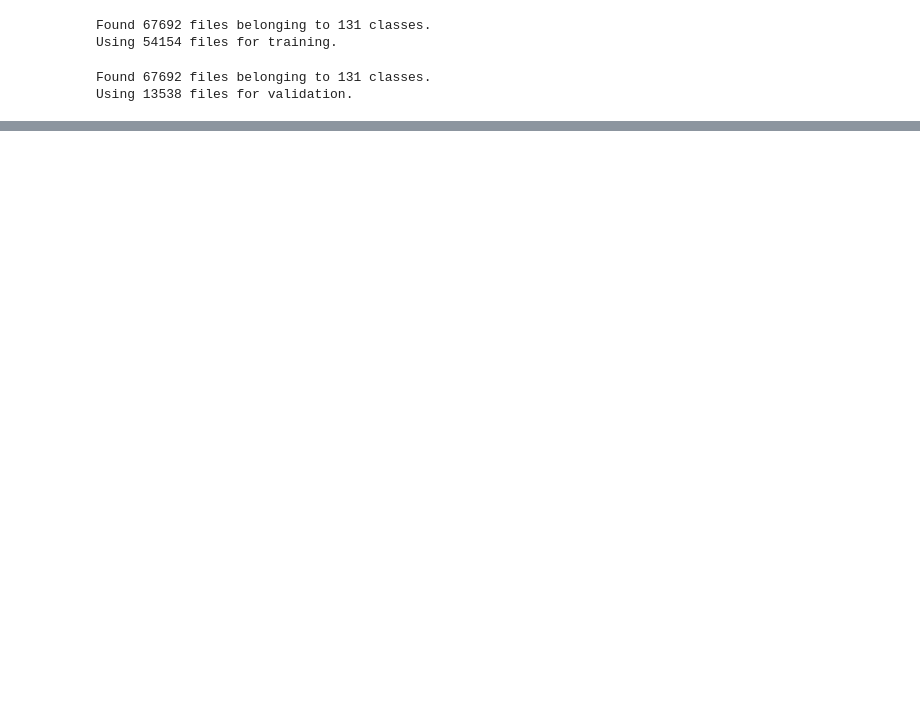
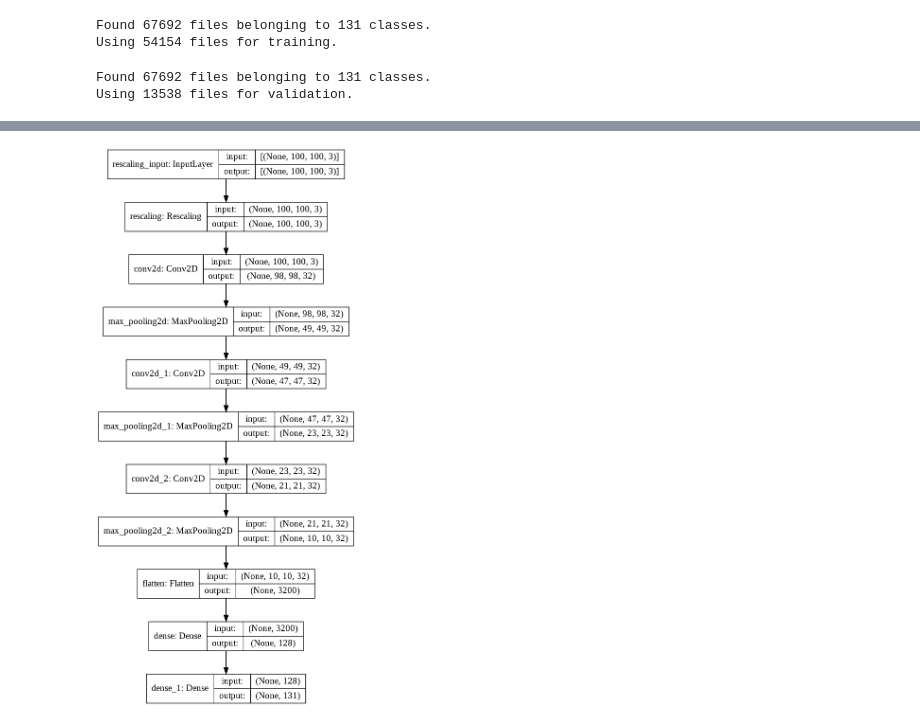
Before and after one commit to tahmed-vassar/FruitVegetableDetection, a Jupyter notebook: preprocessing.ipynb, the cells around one changed output, grey strips where cells are left out. Drawn from its saved outputs; the diff is of its cells as text; code cells hidden in the pictures; blank space fills up the shorter version.

```diff
--- a/preprocessing.ipynb
+++ b/preprocessing.ipynb
@@ -68,5 +115,5 @@ val_ds = val_ds.cache().prefetch(buffer_size=AUTOTUNE)
 # %%
-num_classes = 131
+num_classes = len(class_names)
 
 model = tf.keras.Sequential([
   tf.keras.layers.Rescaling(1./255),
@@ -83,11 +130,17 @@ model = tf.keras.Sequential([
 # %%
 model.compile(
   optimizer='adam',
-  loss=tf.losses.SparseCategoricalCrossentropy(from_logits=True),
+  loss=tf.losses.CategoricalCrossentropy(from_logits=True),
   metrics=['accuracy'])
+# %%
+from tensorflow.keras.callbacks import EarlyStopping
+es = EarlyStopping(monitor='val_loss',
+                   patience=5, verbose=1,
+                   restore_best_weights=True)
 # %%
 model.fit(
   train_ds,
+  callbacks=[es],
   validation_data=val_ds,
   epochs=50
 )
@@ -96,0 +171,5 @@ KeyboardInterrupt:
+# %%
+from tensorflow.keras.utils import plot_model
+plot_model(model, show_shapes=True)
+# %% [output]
+[figure, added]
```
Also changed, not shown: parts of 27 cells of this notebook, 4 other files.
